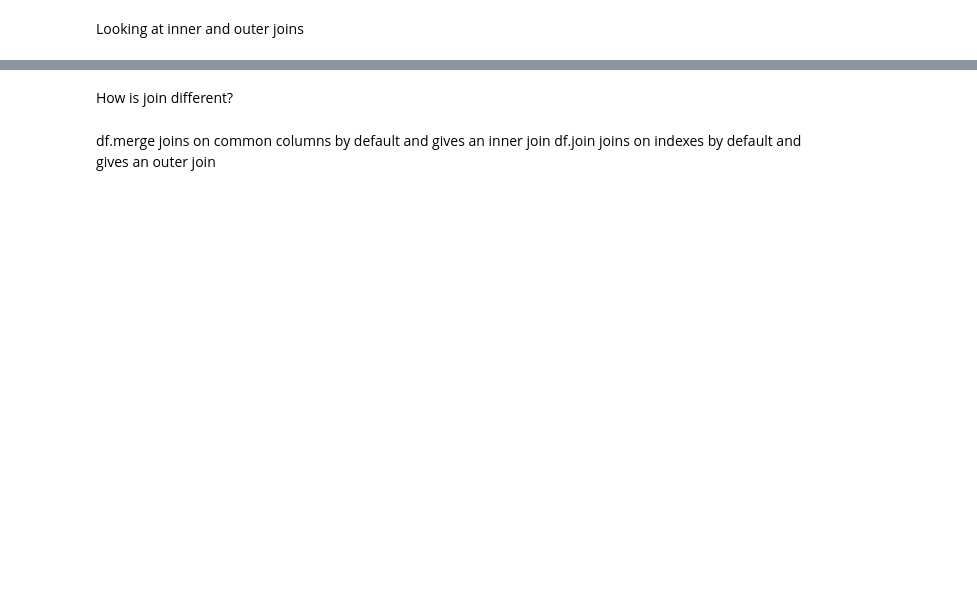
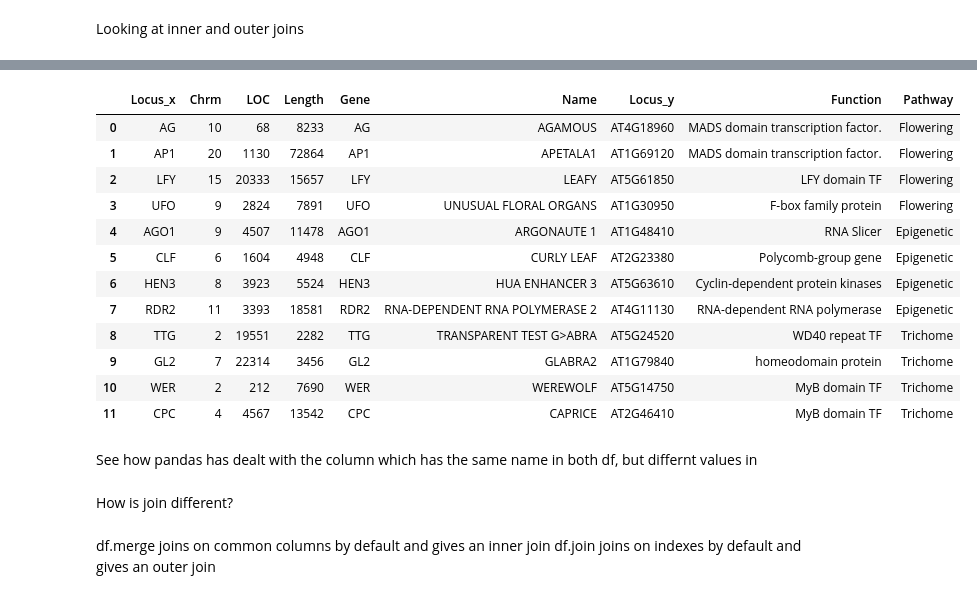
Before and after one commit to nicksavill/DEB_development, a Jupyter notebook: Week_5/Class_9_interactive.ipynb, the cells around one changed output, grey strips where cells are left out. Cells and saved outputs as stored; diff of their text form; code cells hidden in the pictures; blank space fills up the shorter version.

```diff
--- a/Week_5/Class_9_interactive.ipynb
+++ b/Week_5/Class_9_interactive.ipynb
@@ -233,3 +256,22 @@ result
+# %%
+result = location.merge(anot, left_on ='Locus', right_on = 'Gene')
+result
+# %% [output]
+|  | Locus_x | Chrm | LOC | Length | Gene | Name | Locus_y | Function | Pathway |
+| 0 | AG | 10 | 68 | 8233 | AG | AGAMOUS | AT4G18960 | MADS domain transcription factor. | Flowering |
+| 1 | AP1 | 20 | 1130 | 72864 | AP1 | APETALA1 | AT1G69120 | MADS domain transcription factor. | Flowering |
+| 2 | LFY | 15 | 20333 | 15657 | LFY | LEAFY | AT5G61850 | LFY domain TF | Flowering |
+| 3 | UFO | 9 | 2824 | 7891 | UFO | UNUSUAL FLORAL ORGANS | AT1G30950 | F-box family protein | Flowering |
+| 4 | AGO1 | 9 | 4507 | 11478 | AGO1 | ARGONAUTE 1 | AT1G48410 | RNA Slicer | Epigenetic |
+| 5 | CLF | 6 | 1604 | 4948 | CLF | CURLY LEAF | AT2G23380 | Polycomb-group gene | Epigenetic |
+| 6 | HEN3 | 8 | 3923 | 5524 | HEN3 | HUA ENHANCER 3 | AT5G63610 | Cyclin-dependent protein kinases | Epigenetic |
+| 7 | RDR2 | 11 | 3393 | 18581 | RDR2 | RNA-DEPENDENT RNA POLYMERASE 2 | AT4G11130 | RNA-dependent RNA polymerase | Epigenetic |
+| 8 | TTG | 2 | 19551 | 2282 | TTG | TRANSPARENT TEST G>ABRA | AT5G24520 | WD40 repeat TF | Trichome |
+| 9 | GL2 | 7 | 22314 | 3456 | GL2 | GLABRA2 | AT1G79840 | homeodomain protein | Trichome |
+| 10 | WER | 2 | 212 | 7690 | WER | WEREWOLF | AT5G14750 | MyB domain TF | Trichome |
+| 11 | CPC | 4 | 4567 | 13542 | CPC | CAPRICE | AT2G46410 | MyB domain TF | Trichome |
+# %% [markdown]
+See how pandas has dealt with the column which has the same name in both df, but differnt values in
 # %% [markdown]
 How is join different?
 # %% [markdown]
```
Also changed, not shown: parts of 139 cells of this notebook, 13 other files.
